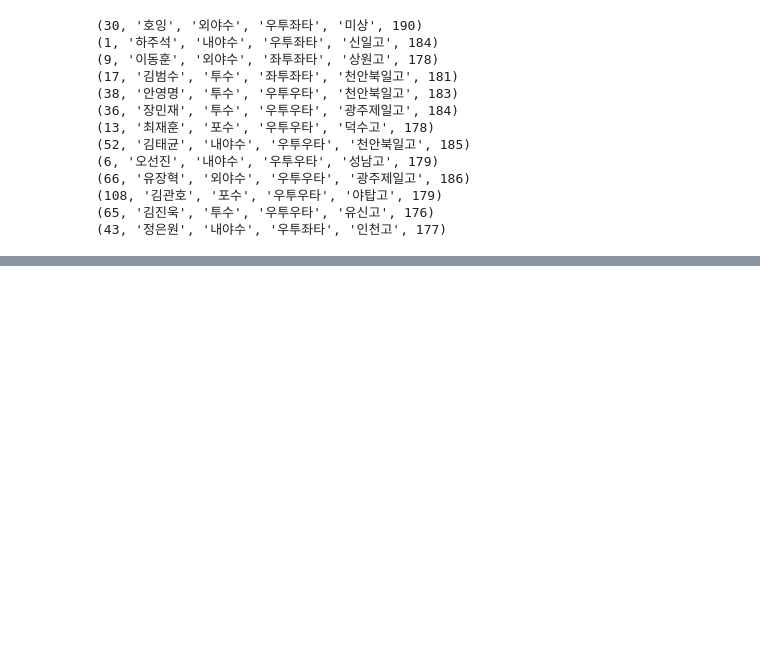
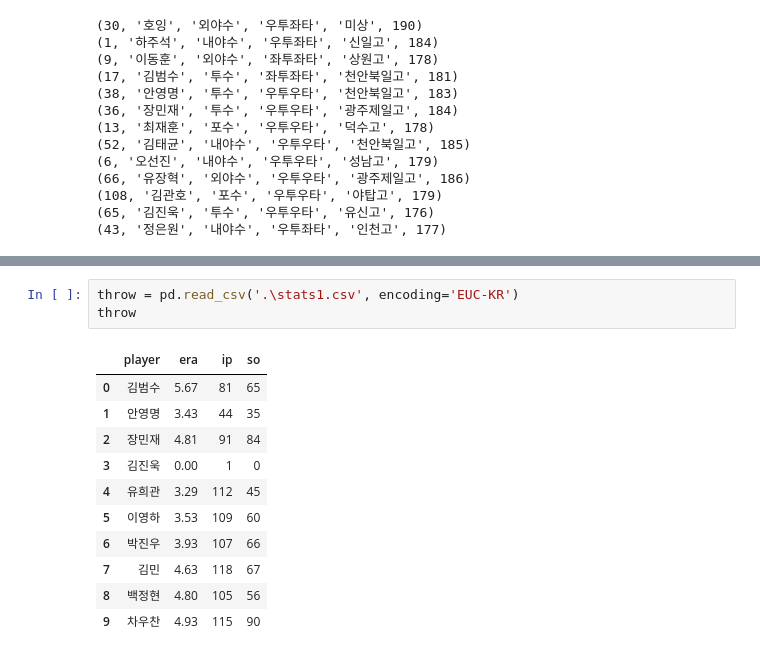
Before and after one commit to hsyliark/python_advanced_programming, a Jupyter notebook: 03_Sqlite3/8월 1일 과제.ipynb, the cells around one changed output, grey strips where cells are left out. Drawn from its saved outputs; the diff is of its cells as text; blank space fills up the shorter version.

```diff
--- a/03_Sqlite3/8월 1일 과제.ipynb
+++ b/03_Sqlite3/8월 1일 과제.ipynb
@@ -90,0 +109,15 @@ for row in cur:
+# %%
+throw = pd.read_csv('.\stats1.csv', encoding='EUC-KR')
+throw
+# %% [output]
+|  | player | era | ip | so |
+| 0 | 김범수 | 5.67 | 81 | 65 |
+| 1 | 안영명 | 3.43 | 44 | 35 |
+| 2 | 장민재 | 4.81 | 91 | 84 |
+| 3 | 김진욱 | 0.00 | 1 | 0 |
+| 4 | 유희관 | 3.29 | 112 | 45 |
+| 5 | 이영하 | 3.53 | 109 | 60 |
+| 6 | 박진우 | 3.93 | 107 | 66 |
+| 7 | 김민 | 4.63 | 118 | 67 |
+| 8 | 백정현 | 4.80 | 105 | 56 |
+| 9 | 차우찬 | 4.93 | 115 | 90 |
```
Also changed, not shown: parts of 31 cells of this notebook, 6 other files.
